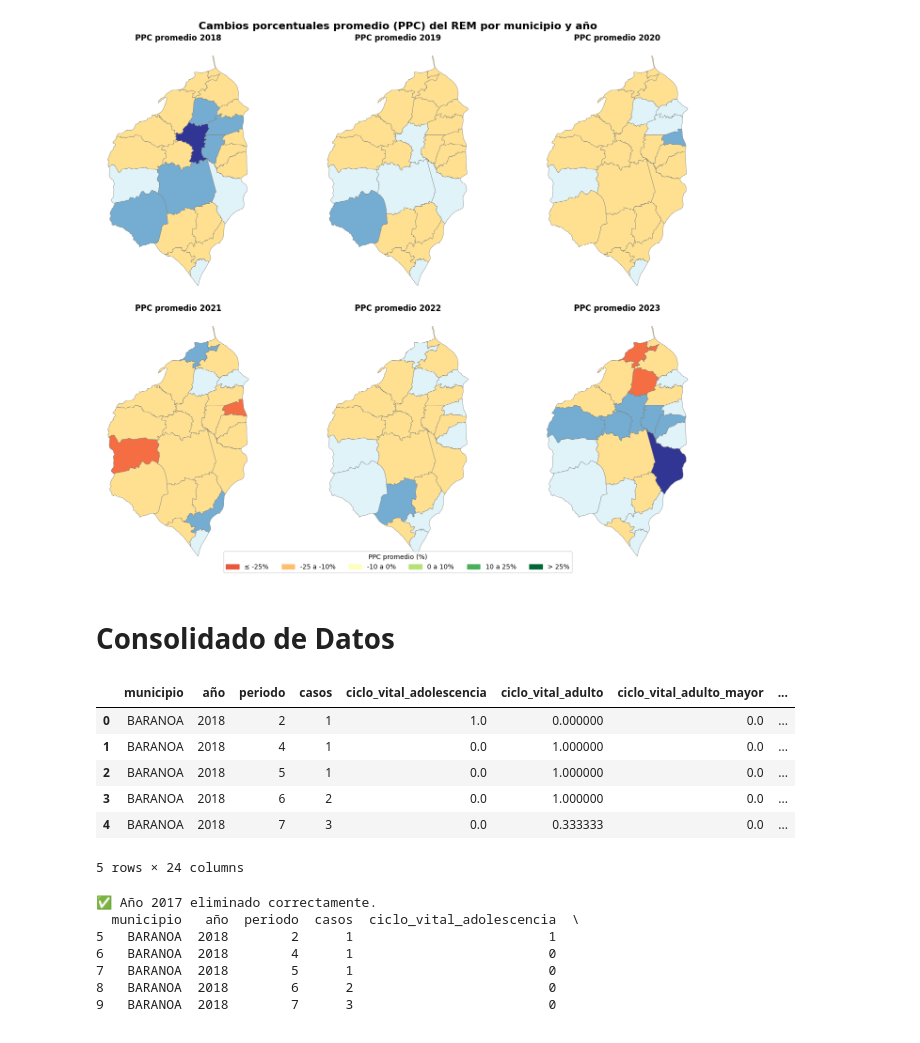
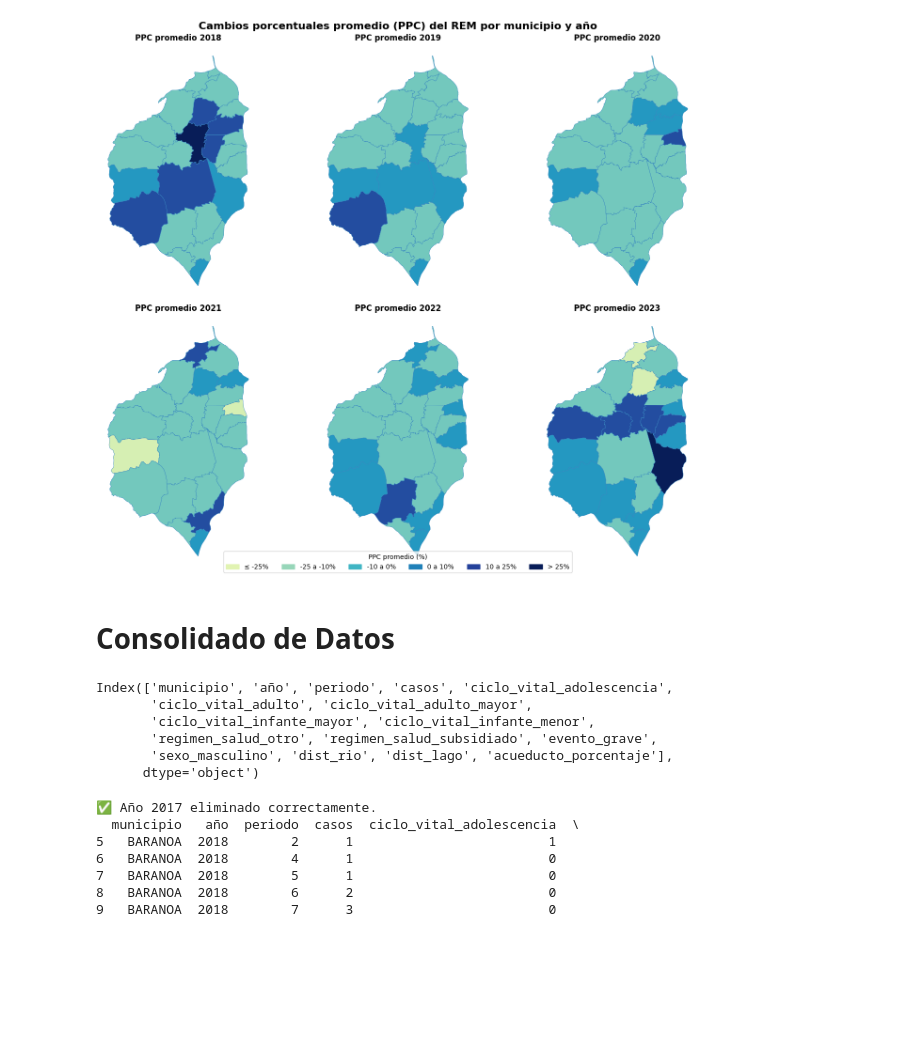
Before and after one commit to Darally06/Dengue_caracterization, a Jupyter notebook: UN-SCRIPTS/archivosnc.ipynb, the cells around one changed output. Drawn from its saved outputs; the diff is of its cells as text; code cells hidden in the pictures; blank space fills up the shorter version.

```diff
--- a/UN-SCRIPTS/archivosnc.ipynb
+++ b/UN-SCRIPTS/archivosnc.ipynb
@@ -53,7 +53,7 @@ fig, axes = plt.subplots(filas, columnas, figsize=(5*columnas, 6*filas))
 axes = axes.flatten()
 
 # Clasificación de los PPC (tú puedes ajustar los bins)
-bins = [-50, -25, -10, 0, 10, 25, 50]
+bins = [-50, -25, -10, 0, 10, 25, 500]
 labels = ["≤ -25%", "-25 a -10%", "-10 a 0%", "0 a 10%", "10 a 25%", "> 25%"]
 
 for i, anio in enumerate(anios):
@@ -70,36 +70,36 @@ for i, anio in enumerate(anios):
 
     # graficar
     gdf_plot.plot(
         column="ppc_cat",
-        cmap="RdYlBu",  # rojo = incremento, verde = disminución
+        cmap="YlGnBu",
         linewidth=0.5,
-        edgecolor="gray",
+        edgecolor="#3787C0",
         ax=axes[i]
     )
 
     axes[i].set_title(f"PPC promedio {anio}", fontsize=12, fontweight="bold")
     axes[i].axis("off")
 
 # Leyenda manual
-cmap = plt.cm.RdYlGn
+cmap = plt.cm.YlGnBu
 patches = [
     mpatches.Patch(color=cmap((i+1)/len(labels)), label=lab)
     for i, lab in enumerate(labels)
 ]
 
 fig.legend(
     handles=patches,
     title="PPC promedio (%)",
     loc="lower center",
     ncol=len(labels)
 )
 
 fig.suptitle("Cambios porcentuales promedio (PPC) del REM por municipio y año",
              fontsize=16, fontweight="bold")
 
 plt.tight_layout()
 plt.show()
 # %% [output]
-[figure, old version]
+[figure, new version]
 # %% [markdown]
 # Consolidado de Datos
@@ -130,13 +115,12 @@ df.to_csv(r'C:\Dengue_caracterization\DATA_LAST\Datos Modelos\datos_completos.cs
 # %%
-df.head()
+df.columns
 # %% [output]
-|  | municipio | año | periodo | casos | ciclo_vital_adolescencia | ciclo_vital_adulto | ciclo_vital_adulto_mayor | ... |
-| 0 | BARANOA | 2018 | 2 | 1 | 1.0 | 0.000000 | 0.0 | ... |
-| 1 | BARANOA | 2018 | 4 | 1 | 0.0 | 1.000000 | 0.0 | ... |
-| 2 | BARANOA | 2018 | 5 | 1 | 0.0 | 1.000000 | 0.0 | ... |
-| 3 | BARANOA | 2018 | 6 | 2 | 0.0 | 1.000000 | 0.0 | ... |
-| 4 | BARANOA | 2018 | 7 | 3 | 0.0 | 0.333333 | 0.0 | ... |
-5 rows × 24 columns
+Index(['municipio', 'año', 'periodo', 'casos', 'ciclo_vital_adolescencia',
+       'ciclo_vital_adulto', 'ciclo_vital_adulto_mayor',
+       'ciclo_vital_infante_mayor', 'ciclo_vital_infante_menor',
+       'regimen_salud_otro', 'regimen_salud_subsidiado', 'evento_grave',
+       'sexo_masculino', 'dist_rio', 'dist_lago', 'acueducto_porcentaje'],
+      dtype='object')
 # %%
 import pandas as pd
 
```
Also changed, not shown: parts of 2 cells of this notebook, 35 other files.
